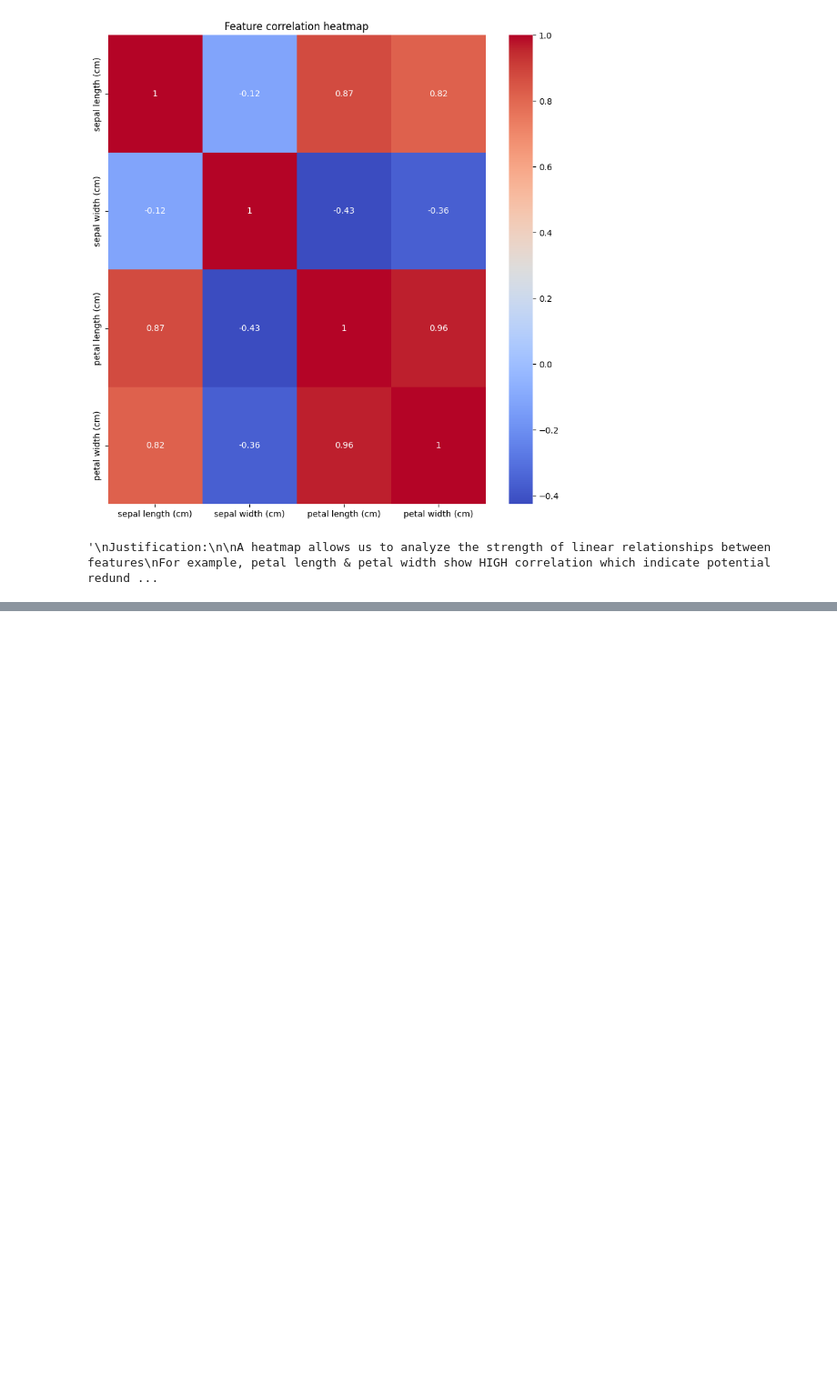
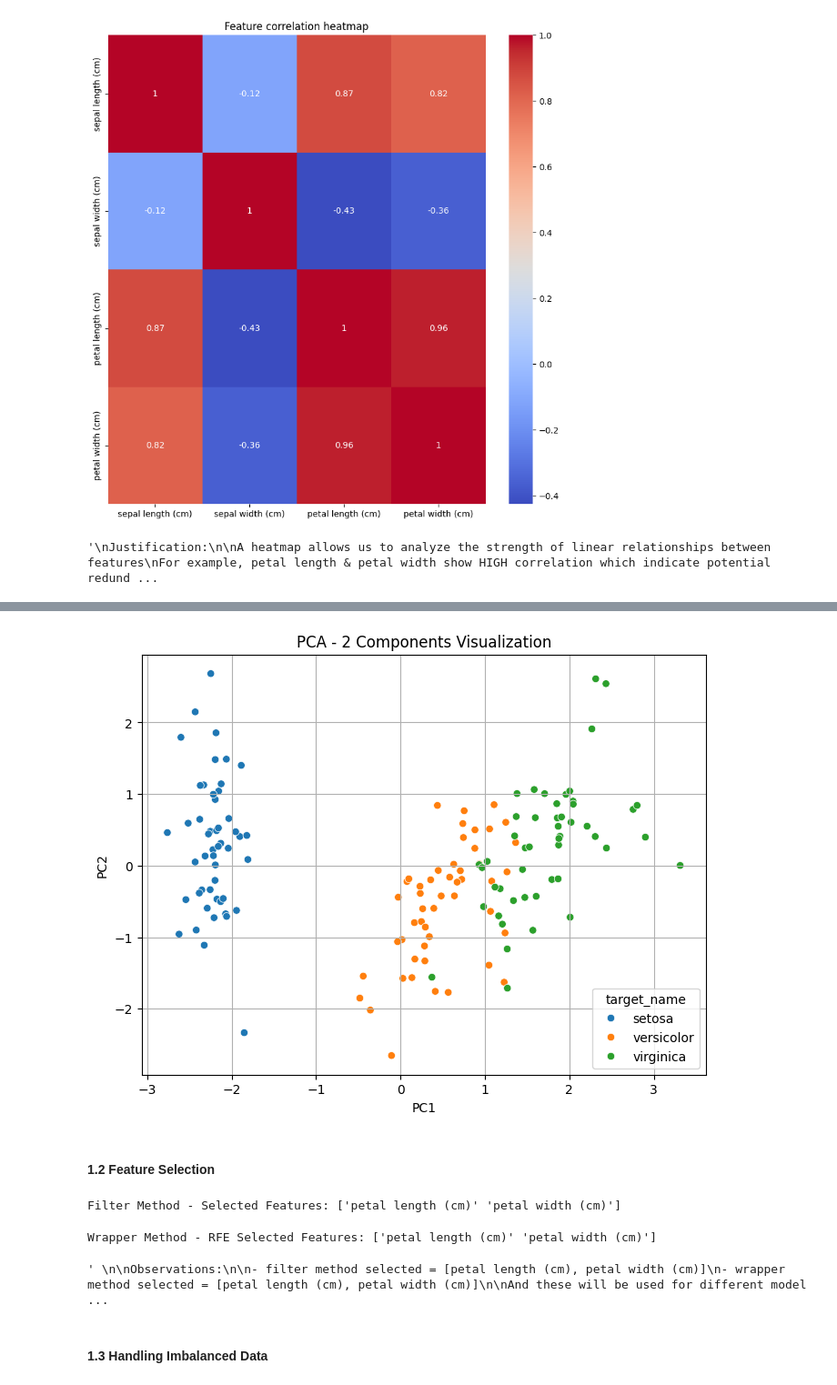
Before and after one commit to harshit4311/iris-data-analytics, a Jupyter notebook: iris_analysis.ipynb, the cells around one changed output, grey strips where cells are left out. Shown at 91% size. Saved outputs shown, nothing was run; the diff lists cells and outputs as text; code cells hidden in the pictures; blank space fills up the shorter version.

```diff
--- a/iris_analysis.ipynb
+++ b/iris_analysis.ipynb
@@ -264,0 +325,60 @@ For example, petal length & petal width show HIGH correlation which indicate pot
+# %%
+"""
+
+Observation:
+- The first 2 components explain >95% of the variance, which is sufficient --> we will reduce to 2D
+
+"""
+
+pca = PCA(n_components=2)
+X_pca_final = pca.fit_transform(X_scaled)
+
+# visualise
+plt.figure(figsize=(8,6))
+sns.scatterplot(x=X_pca_final[:, 0], y=X_pca_final[:, 1], hue=df['target_name'])
+plt.title("PCA - 2 Components Visualization")
+plt.xlabel("PC1")
+plt.ylabel("PC2")
+plt.grid(True)
+plt.show()
+# %% [output]
+[figure, added]
+# %% [markdown]
+#### 1.2 Feature Selection
+# %%
+# (a) Filter Method — Correlation + SelectKBest
+
+# using 'SelectKBest' with 'ANOVA F-test'
+selector = SelectKBest(score_func=f_classif, k=2)
+X_new = selector.fit_transform(X, df['target_encoded'])
+
+selected_features = np.array(iris.feature_names)[selector.get_support()]
+print("Filter Method - Selected Features:", selected_features)
+# %% [output]
+Filter Method - Selected Features: ['petal length (cm)' 'petal width (cm)']
+# %%
+# (b) Wrapper Method — Recursive Feature Elimination (RFE)
+
+model = LinearRegression()
+rfe = RFE(model, n_features_to_select=2)
+fit = rfe.fit(X, df['target_encoded'])
+
+selected_rfe_features = np.array(iris.feature_names)[fit.support_]
+print("Wrapper Method - RFE Selected Features:", selected_rfe_features)
+# %% [output]
+Wrapper Method - RFE Selected Features: ['petal length (cm)' 'petal width (cm)']
+# %%
+"""
+
+Observations:
+
+- filter method selected = [petal length (cm), petal width (cm)]
+- wrapper method selected = [petal length (cm), petal width (cm)]
+
+And these will be used for different models to observe performance impact
+
+"""
+# %% [output]
+' \n\nObservations:\n\n- filter method selected = [petal length (cm), petal width (cm)]\n- wrapper method selected = [petal length (cm), petal width (cm)]\n\nAnd these will be used for different model ...
+# %% [markdown]
+#### 1.3 Handling Imbalanced Data
```
Also changed, not shown: parts of 31 cells of this notebook.
